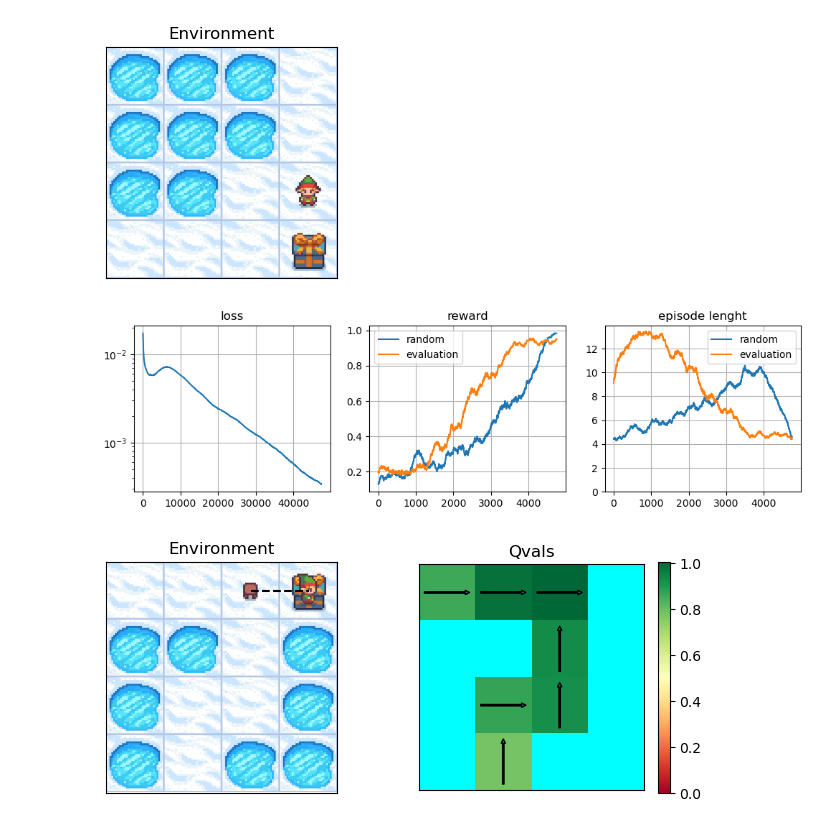
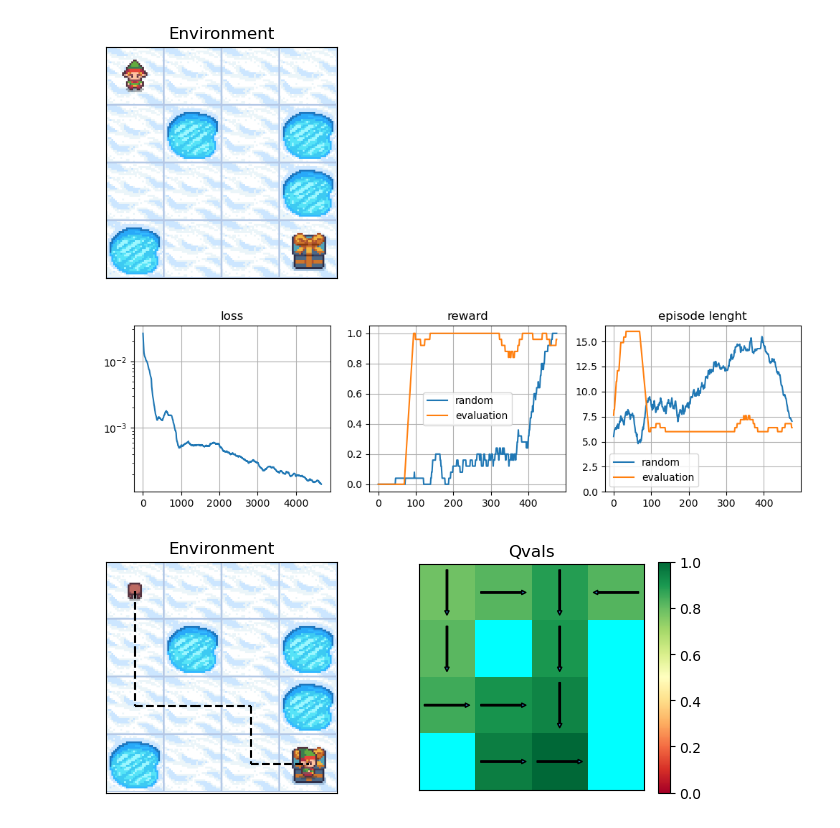
Before and after one commit to davidesartor/MANGO-lite, a Jupyter notebook: frozen_lake_tests/train_task.ipynb, the cells around one changed output. Drawn from its saved outputs; the diff is of its cells as text; code cells hidden in the pictures.

Commit message:
try 1 layer 8x8 improve run episode api

```diff
--- a/frozen_lake_tests/train_task.ipynb
+++ b/frozen_lake_tests/train_task.ipynb
@@ -8,10 +8,10 @@ import utils_plot, utils_save, utils_sim
 # %%
 # parameters for the environment
 map_scale = 2
-p_frozen = 0.5
+p_frozen = None
 
 # parameters for the training
-N_episodes = 10000
+N_episodes = 1000
 train_steps_per_episode = 5
 episode_length = 4**map_scale
 # %%
@@ -21,21 +21,24 @@ env = utils_sim.make_env(map_scale, p_frozen)
 agent = utils_sim.make_agent(env, map_scale)
 frozen_lake.plot_utils.plot_map(env)
 # %% [output]
-[figure, old version]
+[figure, new version]
 # %%
 # train loop
 for iteration, randomness in enumerate(tqdm(np.linspace(1, 0, N_episodes))):
     randomness = 0.0 if iteration % 2 else randomness
-    reward, info = agent.run_episode(randomness, episode_length)
+    transitions = agent.run_episode(randomness, episode_length)
     for _ in range(train_steps_per_episode):
         agent.train()
 # %%
-#plot results and save
+# plot results and save
 utils_save.save_to_file(path=dir_path + f"/normal_agent.pickle", obj=agent)
 utils_plot.plot_agent_loss_reward(agent, save_path=dir_path + f"/normal_agent_training.png")
 agent.reset()
-obs, info = agent.run_episode(randomness=0.0, episode_length=episode_length)
-frozen_lake.plot_utils.plot_all_qvals_agent(agent, info["mango:trajectory"], save_path=dir_path + f"/normal_agent_qvals.png")
+transitions = agent.run_episode(randomness=0.0, episode_length=episode_length)
+trajectory = [t.start_obs for t in transitions] + [transitions[-1].next_obs]
+frozen_lake.plot_utils.plot_all_qvals_agent(
+    agent, trajectory, save_path=dir_path + f"/normal_agent_qvals.png"
+)
 # %% [output]
-[figure, old version]
+[figure, new version]
-[figure, old version]
+[figure, new version]
```
Also changed, not shown: 9 other files.
